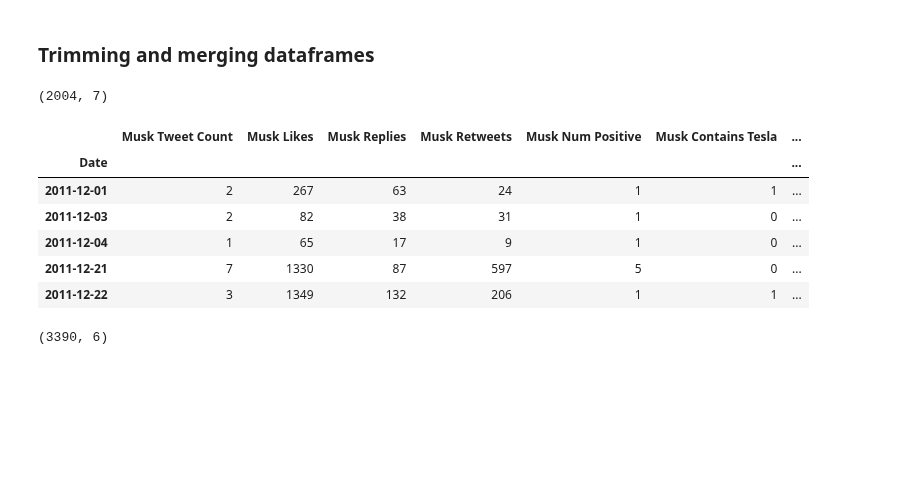
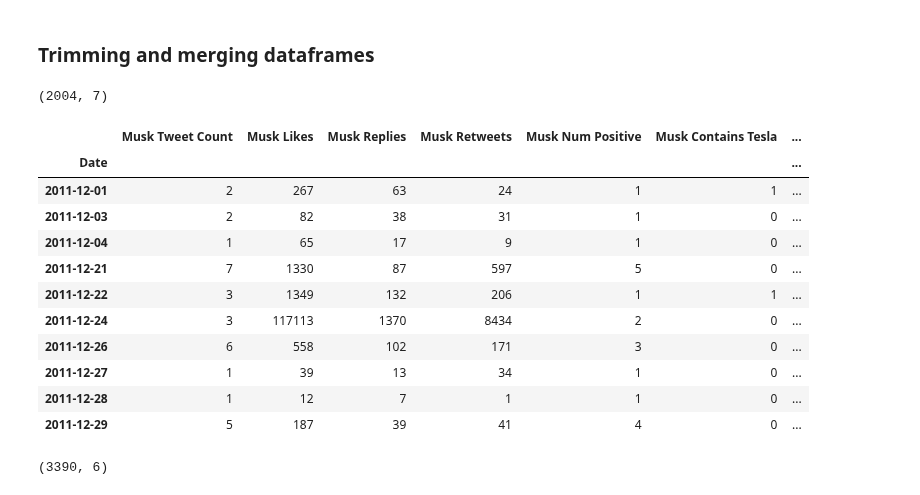
Before and after one commit to TLChilton/Senior_Capstone, a Jupyter notebook: LSTMsentimentanalysisTesla.ipynb, the cells around one changed output. Cells and saved outputs as stored; diff of their text form; code cells hidden in the pictures; blank space fills up the shorter version.

```diff
--- a/LSTMsentimentanalysisTesla.ipynb
+++ b/LSTMsentimentanalysisTesla.ipynb
@@ -17,10 +17,7 @@ def is_positive(tweet: str) -> bool:
 
 def contains_tesla(tweet: str) -> bool:
     search = ("tesla", "tsla", "cybertruck", "model s", "model x", "model 3", "model y")
-    if any(word in tweet.lower() for word in search):
-        return True
-    else:
-        return False
+    return any(word in tweet.lower() for word in search)
 # %%
 df_trump = pd.read_csv("Data/trump_tweets.csv", parse_dates = ['date'], index_col=7)
 df_trump["is_positive"] = df_trump.apply(lambda row: is_positive(row["text"]), axis = 1)
@@ -109,34 +106,39 @@ df_musk = df_musk.loc[(df_musk.index >= '2010-06-30')]
 df_musk = df_musk.drop(columns=[
     'id', 'conversation_id', 'timezone', 'place',
     'language', 'user_id', 'geo', 'source', 'user_rt_id',
     'user_rt', 'retweet_id', 'reply_to', 'retweet_date',
     'translate', 'trans_src', 'trans_dest', 'user_id_str',
     'username', 'name', 'day', 'hour', 'link', 'urls',
     'photos', 'video', 'thumbnail', 'retweet', 'quote_url',
     'search', 'near', 'created_at', 'tweet', 'hashtags',
     'cashtags'
 ], axis=1)
 
 # Changing by the second data to by the day data
 changed1 = df_musk.groupby([df_musk.index.date]).size().reset_index(name='Musk Tweet Count')
 changed2 = df_musk.groupby([df_musk.index.date]).agg('sum')
 changed1 = changed1.set_index('index')
 
 df_musk = changed1.merge(changed2, how='outer', left_index=True, right_index=True)
 df_musk = df_musk.rename_axis('Date')
 df_musk.rename(columns={"nlikes": "Musk Likes", "nreplies": "Musk Replies", "nretweets": "Musk Retweets", "is_positive": "Musk Num Positive"}, inplace=True)
 df_musk["Musk Num Negative"] = df_musk["Musk Tweet Count"] - df_musk["Musk Num Positive"]
 print(df_musk.shape)
-df_musk.head()
+df_musk.head(10)
 # %% [output]
 (2004, 7)
 |  | Musk Tweet Count | Musk Likes | Musk Replies | Musk Retweets | Musk Num Positive | Musk Contains Tesla | ... |
 | Date |  |  |  |  |  |  | ... |
 | 2011-12-01 | 2 | 267 | 63 | 24 | 1 | 1 | ... |
 | 2011-12-03 | 2 | 82 | 38 | 31 | 1 | 0 | ... |
 | 2011-12-04 | 1 | 65 | 17 | 9 | 1 | 0 | ... |
 | 2011-12-21 | 7 | 1330 | 87 | 597 | 5 | 0 | ... |
 | 2011-12-22 | 3 | 1349 | 132 | 206 | 1 | 1 | ... |
+| 2011-12-24 | 3 | 117113 | 1370 | 8434 | 2 | 0 | ... |
+| 2011-12-26 | 6 | 558 | 102 | 171 | 3 | 0 | ... |
+| 2011-12-27 | 1 | 39 | 13 | 34 | 1 | 0 | ... |
+| 2011-12-28 | 1 | 12 | 7 | 1 | 1 | 0 | ... |
+| 2011-12-29 | 5 | 187 | 39 | 41 | 4 | 0 | ... |
 # %%
 # Aligning Tweet Data with Doge Data
 df_trump = df_trump.loc[(df_trump.index >= '2010-06-30')]
```
Also changed, not shown: parts of 8 cells of this notebook.
